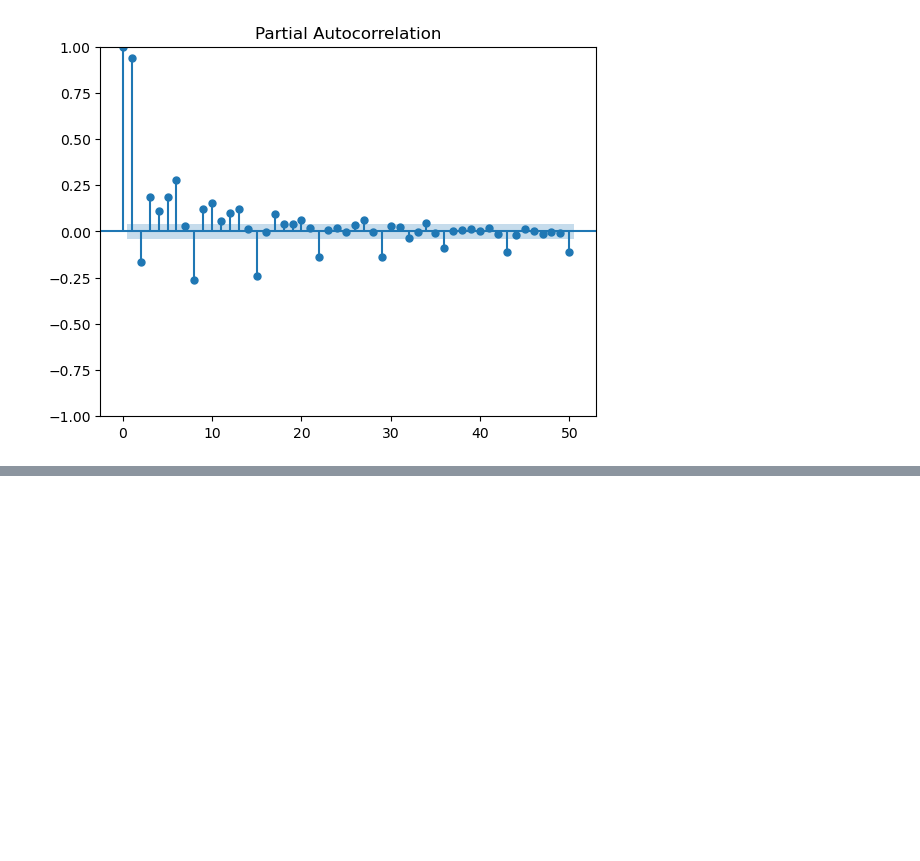
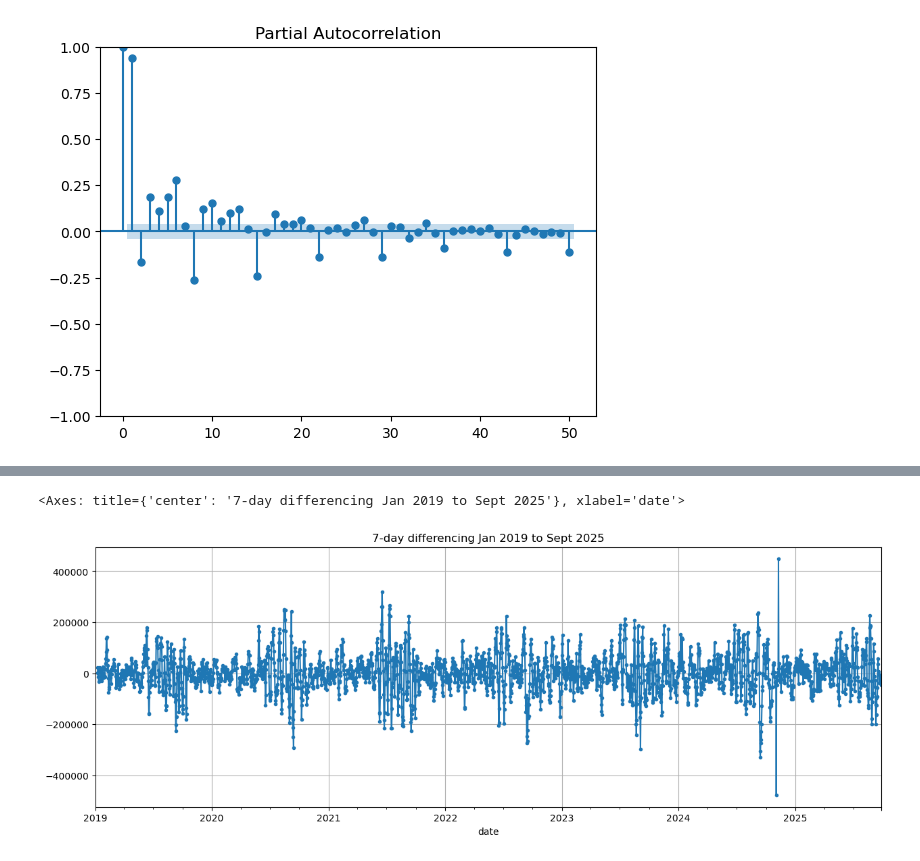
Before and after one commit to Jibu24/Energy_Demand_Forecasting, a Jupyter notebook: Notebooks/EDA.ipynb, the cells around one changed output, grey strips where cells are left out. Saved outputs shown, nothing was run; the diff lists cells and outputs as text; code cells hidden in the pictures; blank space fills up the shorter version.

```diff
--- a/Notebooks/EDA.ipynb
+++ b/Notebooks/EDA.ipynb
@@ -478,0 +504,7 @@ plt.show()
+# %%
+diff_7 = df_merged['total_value'].diff(periods=7)["2019-01-01":"2025-09-27"]
+# %%
+diff_7.plot(figsize=(15,5), grid=True, marker=".", title='7-day differencing Jan 2019 to Sept 2025')
+# %% [output]
+<Axes: title={'center': '7-day differencing Jan 2019 to Sept 2025'}, xlabel='date'>
+[figure, added]
```
Also changed, not shown: parts of 8 cells of this notebook.
